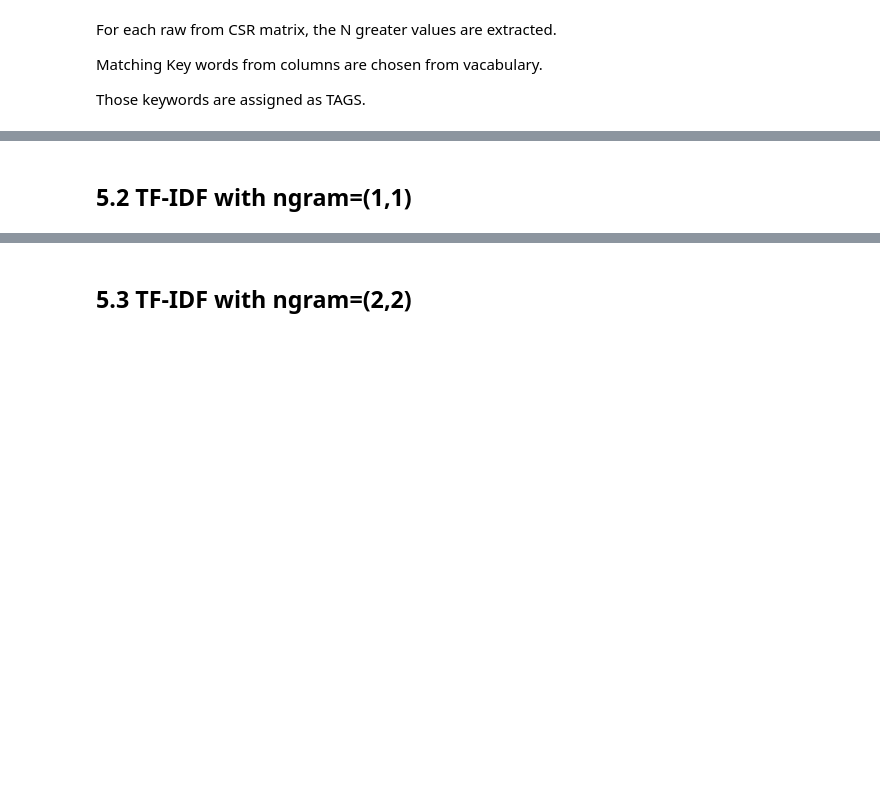
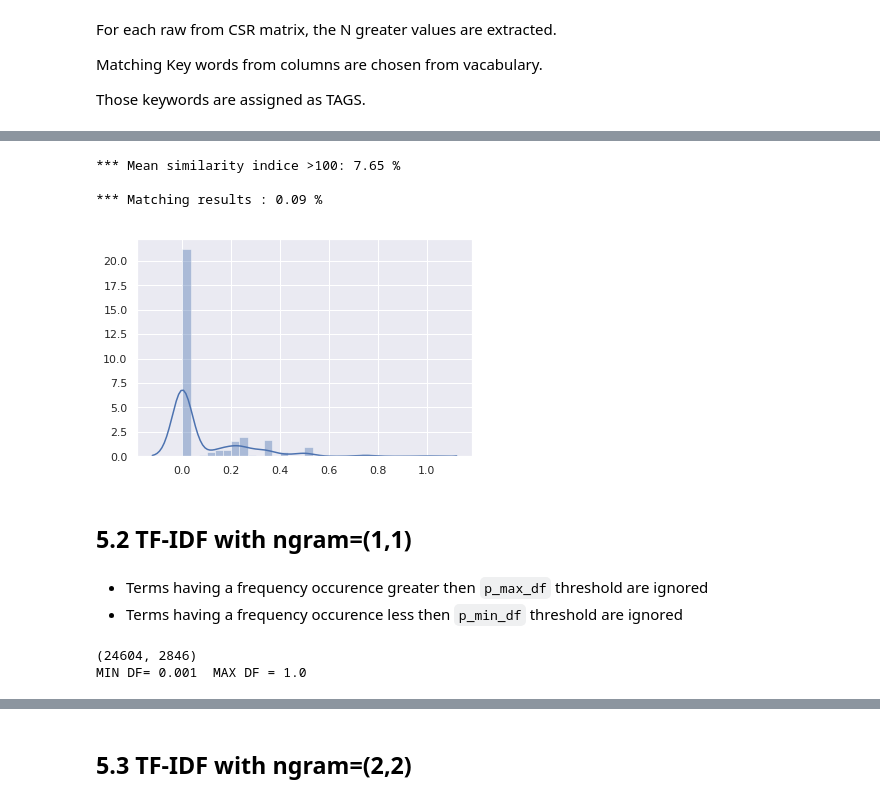
Before and after one commit to dataforcast/OC_Datascientist, a Jupyter notebook: P6/P6_StatisticalMethod.ipynb, the cells around one changed output, grey strips where cells are left out. Drawn from its saved outputs; the diff is of its cells as text; code cells hidden in the pictures; blank space fills up the shorter version.

```diff
--- a/P6/P6_StatisticalMethod.ipynb
+++ b/P6/P6_StatisticalMethod.ipynb
@@ -108,3 +140,7 @@ dict_match_result = p5_util.object_load(file_name)
 # %%
 import p6_util
-arr_similarity_result, arr_matching_result = p6_util.p6_stat_compute_result(dict_match_result)
+arr_similarity_result, arr_matching_result , stat_mean_accuracy_score = p6_util.p6_stat_compute_result(dict_match_result)
+# %% [output]
+*** Mean similarity indice >100: 7.65 %
+
+*** Matching results : 0.09 %
@@ -111,5 +149,7 @@ arr_similarity_result, arr_matching_result = p6_util.p6_stat_compute_result(dict
 # %%
 import seaborn as sns, numpy as np
 sns.set()
-#x = np.random.randn(100)
-ax = sns.distplot(arr_similarity_result)
+
+ax = sns.distplot(arr_matching_result, bins=30)
+# %% [output]
+[figure, added]
@@ -123,7 +156,12 @@ arr_index = np.where(arr_matching_result>=0.4)[0]
 # %% [markdown]
 ## <font color='blus'>5.2 TF-IDF  with ngram=(1,1)</font>
+# %% [markdown]
+* Terms having a frequency occurence greater then ``p_max_df`` threshold are ignored
+* Terms having a frequency occurence less then ``p_min_df`` threshold are ignored
 # %%
 from sklearn.feature_extraction.text import TfidfVectorizer
+import p5_util
+
 # When building vacabulary, terms with frequency document < p_min_df are ignored.
 p_min_df = 0.001
 
@@ -137,3 +175,11 @@ vectorizer_tfidf_ngram1=TfidfVectorizer(norm="l2", use_idf=True, min_df=p_min_df
 csr_matrix_tfidf_ngram1 = vectorizer_tfidf_ngram1.fit_transform(ser_sof_train)
 
 print(csr_matrix_tfidf_ngram1.shape)
+
+file_name='./data/dict_match_result_tfidf_ngram1_stat.dump'
+p5_util.object_dump(dict_match_result, file_name)
+
+print("MIN DF= "+str(p_min_df)+"  MAX DF = "+str(p_max_df))
+# %% [output]
+(24604, 2846)
+MIN DF= 0.001  MAX DF = 1.0
```
Also changed, not shown: parts of 69 cells of this notebook, 4 other files.
